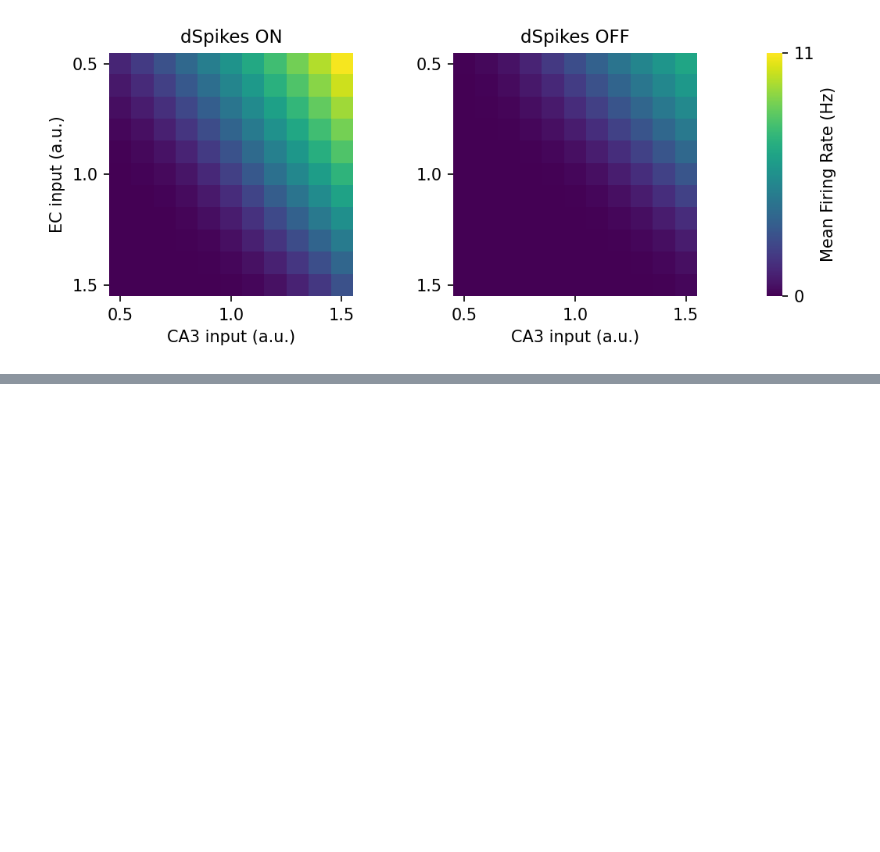
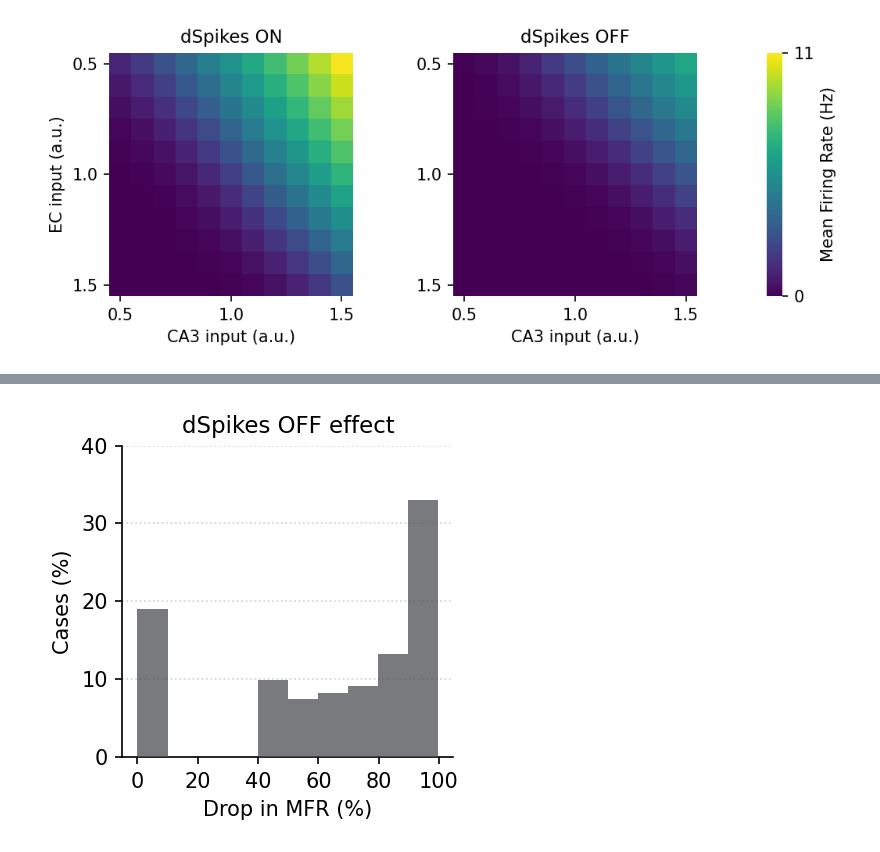
Before and after one commit to mpgl/dendrify-old-see-readme, a Jupyter notebook: Fig7-notebook.ipynb, the cells around one changed output, grey strips where cells are left out. Saved outputs shown, nothing was run; the diff lists cells and outputs as text; code cells hidden in the pictures; blank space fills up the shorter version.

```diff
--- a/Fig7-notebook.ipynb
+++ b/Fig7-notebook.ipynb
@@ -146,0 +176,22 @@ fig.subplots_adjust()
+# %%
+# @title Plot distribution
+
+
+fig, ax = b.subplots(figsize=(3,3))
+ax.hist(Mdclean.flatten()*100, bins=10, color="#4B4E53",
+         zorder=3, alpha=.75, antialiased=True, rasterized=True)
+
+ytickpos = b.arange(0, 50, 10)
+ax.set_yticks(b.array(ytickpos*1.21))
+ax.set_yticklabels(ytickpos)
+ax.set_xlabel("Drop in MFR (%)")
+ax.set_ylabel("Cases (%)")
+ax.set_xticks(range(0, 120, 20))
+ax.yaxis.grid(zorder=0)
+ax.set_title("dSpikes OFF effect")
+
+
+
+fig.tight_layout()
+# %% [output]
+[figure, added]
```
Also changed, not shown: parts of 4 cells of this notebook.
